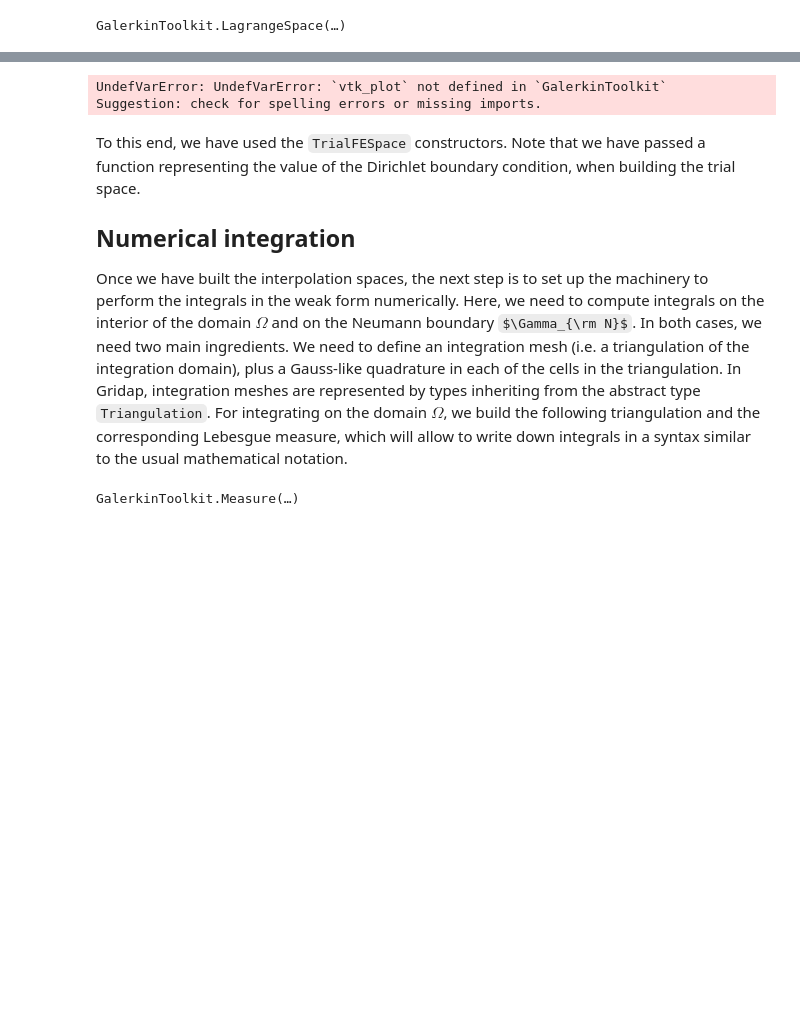
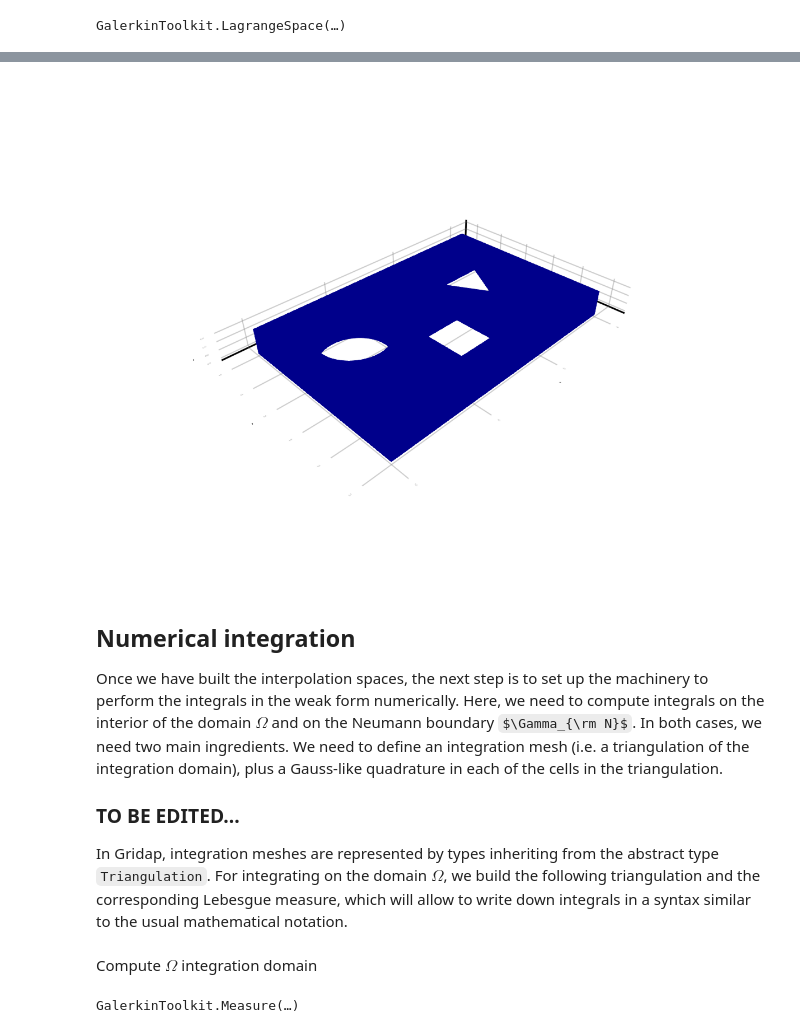
Before and after one commit to GalerkinToolkit/GalerkinToolkit.jl, a Jupyter notebook: notebooks/t001_poisson.ipynb, the cells around one changed output, grey strips where cells are left out. Cells and saved outputs as stored; diff of their text form; code cells hidden in the pictures; some formulas as TeX source; blank space fills up the shorter version.

```diff
--- a/notebooks/t001_poisson.ipynb
+++ b/notebooks/t001_poisson.ipynb
@@ -200,18 +223,23 @@ Suggestion: check for spelling errors or missing imports.
 # %%
-WriteVTK.vtk_plot("Ω",Ω) do plt
+WriteVTK.vtk_grid("Ω",Ω) do plt
     GT.plot!(plt,uhd;label="uhd")
 end
-#GT.plot!(plt,uhd;label="uhd")
-#Makie.plot(plt,color=GT.NodeData("uhd"))
+
+# Plot `DiscreteField <: AbstractQuantity` instances using Makie
+plt = GT.plot(Ω)
+GT.plot!(plt,g;label="uhd")
+GLMakie.plot(plt,color=GT.NodeData("uhd"))
 # %% [output]
-UndefVarError: UndefVarError: `vtk_plot` not defined in `GalerkinToolkit`
-Suggestion: check for spelling errors or missing imports.
+[figure, added]
 # %% [markdown]
-To this end, we have used the `TrialFESpace` constructors. Note that we have passed a function representing the value of the Dirichlet boundary condition, when building the trial space.
-
-
 ## Numerical integration
 
-Once we have built the interpolation spaces, the next step is to set up the machinery to perform the integrals in the weak form numerically. Here, we need to compute integrals on the interior of the domain $\Omega$ and on the Neumann boundary $\Gamma_{\rm N}$. In both cases, we need two main ingredients. We need to define an integration mesh (i.e. a triangulation of the integration domain), plus a Gauss-like quadrature in each of the cells in the triangulation. In Gridap, integration meshes are represented by types inheriting from the abstract type `Triangulation`. For integrating on the domain $\Omega$, we build the following triangulation and the corresponding Lebesgue measure, which will allow to write down integrals in a syntax similar to the usual mathematical notation.
+Once we have built the interpolation spaces, the next step is to set up the machinery to perform the integrals in the weak form numerically. Here, we need to compute integrals on the interior of the domain $\Omega$ and on the Neumann boundary $\Gamma_{\rm N}$. In both cases, we need two main ingredients. We need to define an integration mesh (i.e. a triangulation of the integration domain), plus a Gauss-like quadrature in each of the cells in the triangulation.
+
+### TO BE EDITED...
+
+In Gridap, integration meshes are represented by types inheriting from the abstract type `Triangulation`. For integrating on the domain $\Omega$, we build the following triangulation and the corresponding Lebesgue measure, which will allow to write down integrals in a syntax similar to the usual mathematical notation.
+# %% [markdown]
+Compute $\Omega$ integration domain
 # %%
 degree = 2*order
```
Also changed, not shown: parts of 40 cells of this notebook, 2 other files.
